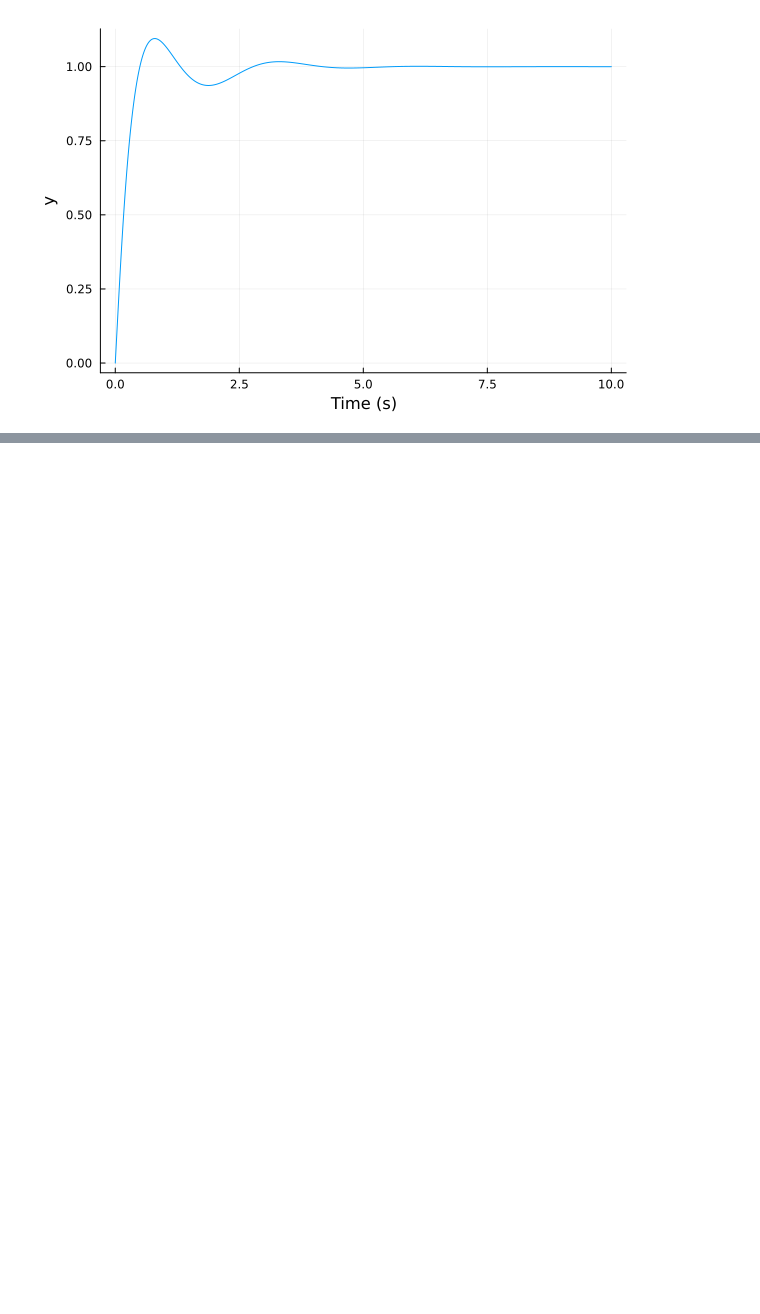
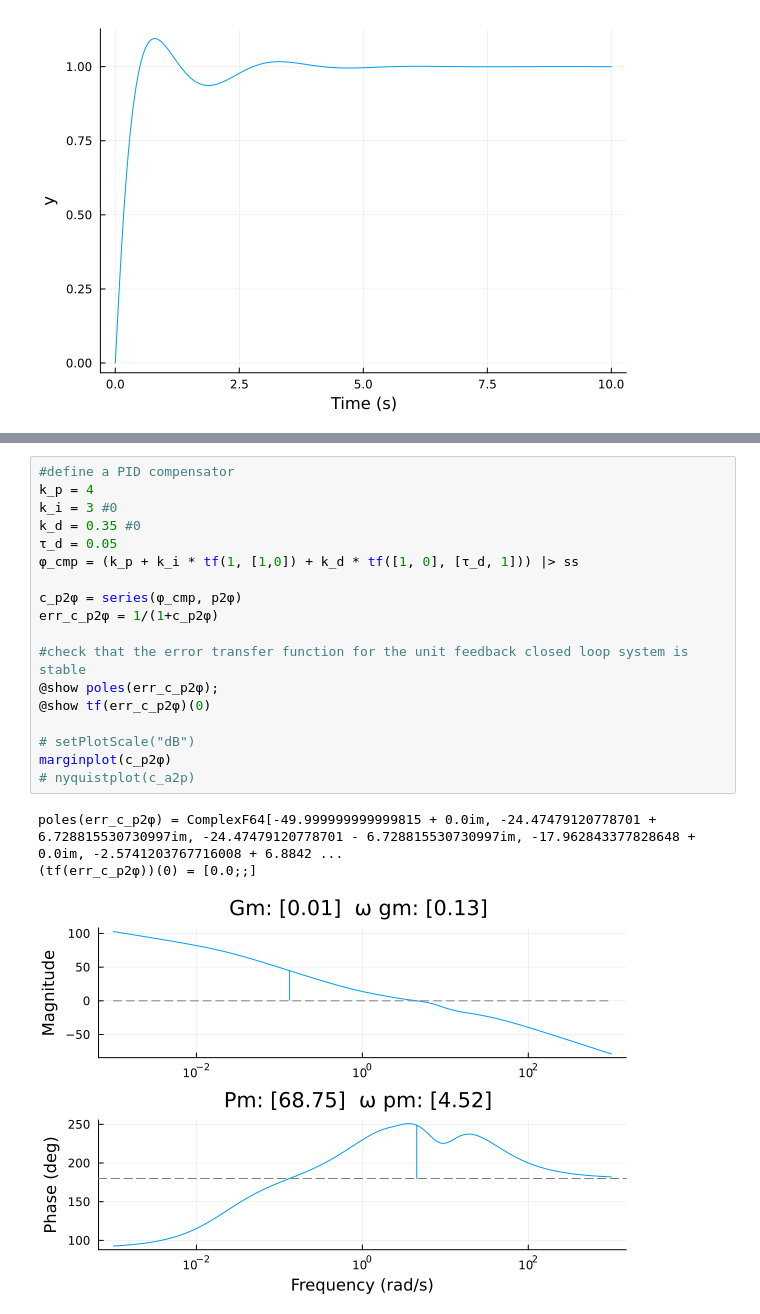
Before and after one commit to e271828e/Flight.jl, a Jupyter notebook: src/aircraft/c172r/design/v2_roll_yaw_cas.ipynb, the cells around one changed output, grey strips where cells are left out. Drawn from its saved outputs; the diff is of its cells as text; blank space fills up the shorter version.

```diff
--- a/src/aircraft/c172r/design/v2_roll_yaw_cas.ipynb
+++ b/src/aircraft/c172r/design/v2_roll_yaw_cas.ipynb
@@ -518,0 +553,22 @@ step(β_cl_MIMO, 10) |> plot
+# %%
+#define a PID compensator
+k_p = 4
+k_i = 3 #0
+k_d = 0.35 #0
+τ_d = 0.05
+φ_cmp = (k_p + k_i * tf(1, [1,0]) + k_d * tf([1, 0], [τ_d, 1])) |> ss
+
+c_p2φ = series(φ_cmp, p2φ)
+err_c_p2φ = 1/(1+c_p2φ)
+
+#check that the error transfer function for the unit feedback closed loop system is stable
+@show poles(err_c_p2φ);
+@show tf(err_c_p2φ)(0)
+
+# setPlotScale("dB")
+marginplot(c_p2φ)
+# nyquistplot(c_a2p)
+# %% [output]
+poles(err_c_p2φ) = ComplexF64[-49.999999999999815 + 0.0im, -24.47479120778701 + 6.728815530730997im, -24.47479120778701 - 6.728815530730997im, -17.962843377828648 + 0.0im, -2.5741203767716008 + 6.8842 ...
+(tf(err_c_p2φ))(0) = [0.0;;]
+[figure, added]
```
Also changed, not shown: parts of 10 cells of this notebook, 2 other files.
